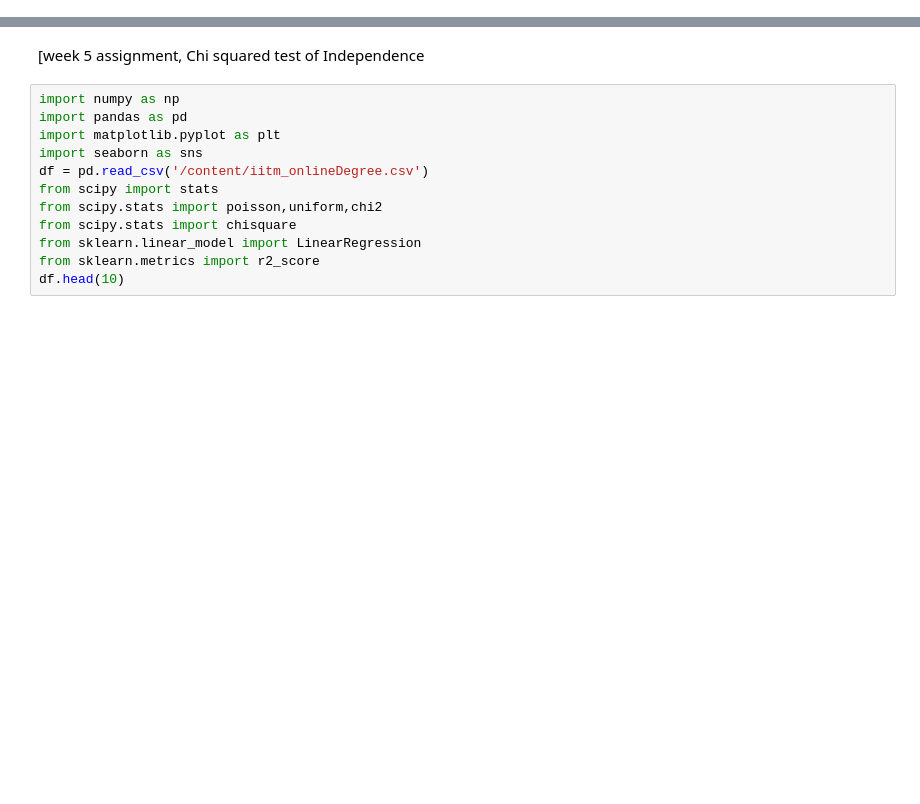
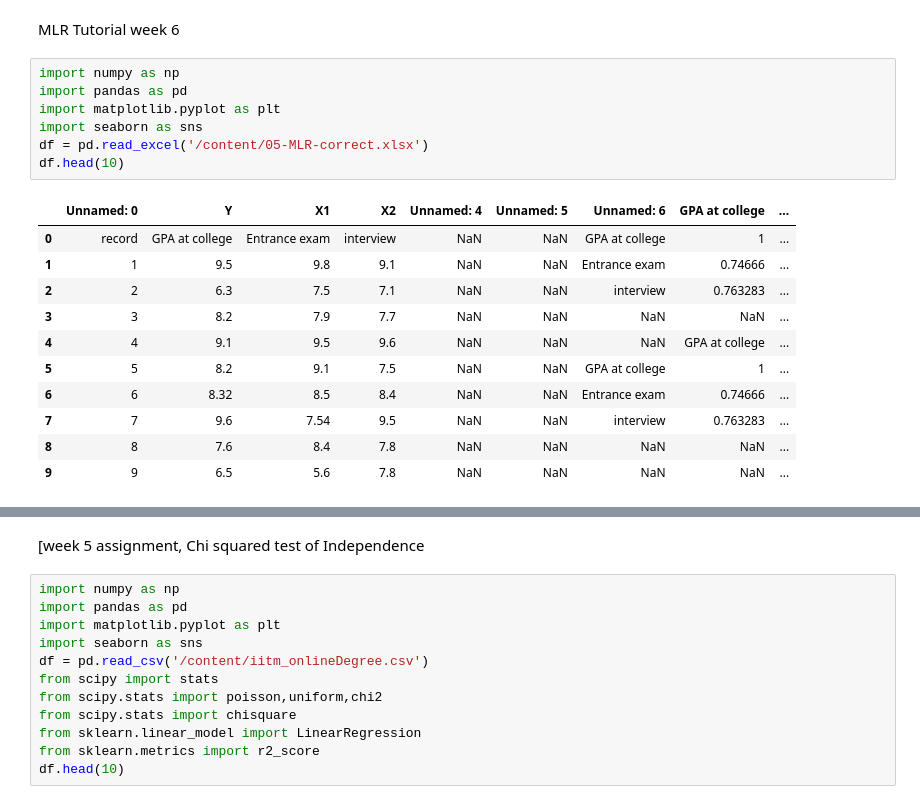
Before and after one commit to Sanjeeviit/Business-Analytics, a Jupyter notebook: BAweek2_3_4_5.ipynb, the cells around one changed output, grey strips where cells are left out. Cells and saved outputs as stored; diff of their text form; blank space fills up the shorter version.

```diff
--- a/BAweek2_3_4_5.ipynb
+++ b/BAweek2_3_4_5.ipynb
@@ -1,2 +1,23 @@
 # %% [markdown]
 <a href="https://colab.research.google.com/github/Sanjeeviit/Business-Analytics/blob/main/BAweek2_3_4_5.ipynb" target="_parent"><img src="https://colab.research.google.com/assets/colab-badge.svg" alt="Open In Colab"/></a>
+# %% [markdown]
+MLR Tutorial week 6
+# %%
+import numpy as np
+import pandas as pd
+import matplotlib.pyplot as plt
+import seaborn as sns
+df = pd.read_excel('/content/05-MLR-correct.xlsx')
+df.head(10)
+# %% [output]
+|  | Unnamed: 0 | Y | X1 | X2 | Unnamed: 4 | Unnamed: 5 | Unnamed: 6 | GPA at college | ... |
+| 0 | record | GPA at college | Entrance exam | interview | NaN | NaN | GPA at college | 1 | ... |
+| 1 | 1 | 9.5 | 9.8 | 9.1 | NaN | NaN | Entrance exam | 0.74666 | ... |
+| 2 | 2 | 6.3 | 7.5 | 7.1 | NaN | NaN | interview | 0.763283 | ... |
+| 3 | 3 | 8.2 | 7.9 | 7.7 | NaN | NaN | NaN | NaN | ... |
+| 4 | 4 | 9.1 | 9.5 | 9.6 | NaN | NaN | NaN | GPA at college | ... |
+| 5 | 5 | 8.2 | 9.1 | 7.5 | NaN | NaN | GPA at college | 1 | ... |
+| 6 | 6 | 8.32 | 8.5 | 8.4 | NaN | NaN | Entrance exam | 0.74666 | ... |
+| 7 | 7 | 9.6 | 7.54 | 9.5 | NaN | NaN | interview | 0.763283 | ... |
+| 8 | 8 | 7.6 | 8.4 | 7.8 | NaN | NaN | NaN | NaN | ... |
+| 9 | 9 | 6.5 | 5.6 | 7.8 | NaN | NaN | NaN | NaN | ... |
```
Also changed, not shown: parts of 18 cells of this notebook.
